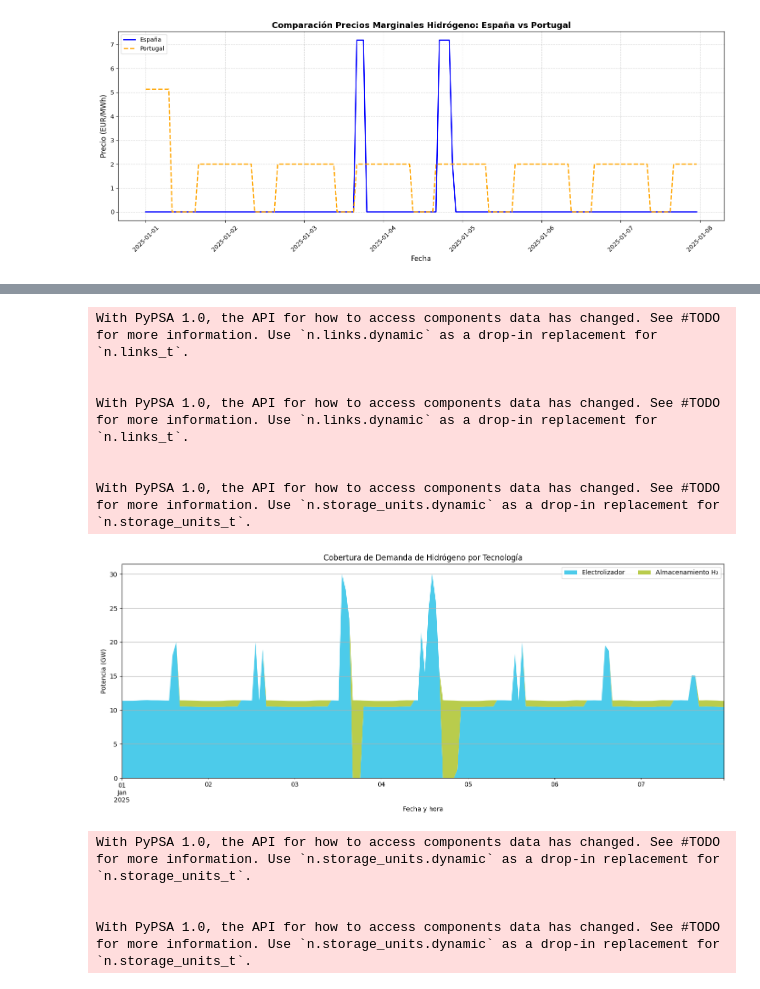
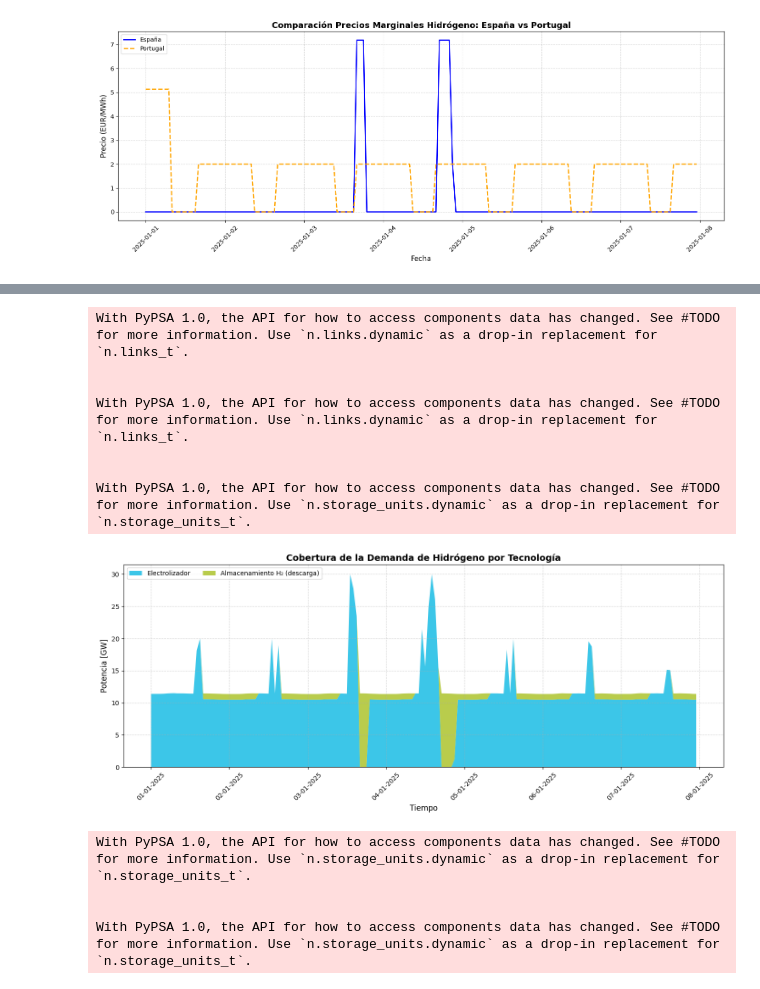
Before and after one commit to anabatres28-png/Dispatching-Project-in-PypSA, a Jupyter notebook: Modelo_España_Portugal/Modelo_ES_PT_Unido/Dispatching_Portugal_España_Unido.ipynb, the cells around one changed output, grey strips where cells are left out. Cells and saved outputs as stored; diff of their text form; code cells hidden in the pictures.

```diff
--- a/Modelo_España_Portugal/Modelo_ES_PT_Unido/Dispatching_Portugal_España_Unido.ipynb
+++ b/Modelo_España_Portugal/Modelo_ES_PT_Unido/Dispatching_Portugal_España_Unido.ipynb
@@ -1683,44 +1656,71 @@ With PyPSA 1.0, the API for how to access components data has changed. See #TODO
 # %%
 
 # Índice temporal.... REPASAR.
 times = network.snapshots
 # ------------------ Electrolizador ----------------------------------------------------------
 electrolyzer_cols = [c for c in network.links_t.p1.columns if "electrolyzer" in c.lower()]
 electrolyzer = -network.links_t.p1[electrolyzer_cols].clip(upper=0).sum(axis=1) / 1e3  # GW
 # ------------------ Almacenamiento H₂ -------------------------------------------------------
 h2_sus = [n for n in network.storage_units.static.index if "hydrogen_storage" in n.lower()]
 h2_net = network.storage_units_t.p[h2_sus].sum(axis=1)
 h2_discharge = h2_net.clip(lower=0) / 1e3  # GW
 # ------------------ DataFrame para la gráfica -----------------------------------------------
 df_plot = pd.DataFrame({
     "Electrolizador": electrolyzer,
     "Almacenamiento H₂": h2_discharge,
 }, index=times)
 # ------------------ Colores -----------------------------------------------------------------
 colors = {
-    "Electrolizador": "#00B5E2",
-    "Almacenamiento H₂": "#9CB700",
+    "Electrolizador": "#00B5E2C3",
+    "Almacenamiento H₂": "#9CB700B3",
 }
 c = [colors[col] for col in df_plot.columns]
-# ------------------ Gráfica -----------------------------------------------------------------
-fig, ax = plt.subplots(figsize=(14, 6))
-df_plot.plot(kind="area", ax=ax, color=c, alpha=0.7, linewidth=0)
-ax.set_title("Cobertura de Demanda de Hidrógeno por Tecnología")
-ax.set_xlabel("Fecha y hora")
-ax.set_ylabel("Potencia (GW)")
-ax.legend(loc="upper right", ncol=2)
-ax.grid(True)
+
+# --------------------------- GRÁFICA STACKPLOT -------------------------------
+plt.figure(figsize=(14, 6))
+
+plt.stackplot(
+    df_plot.index,
+    df_plot["Electrolizador"],
+    df_plot["Almacenamiento H₂"],
+    labels=[
+        "Electrolizador",
+        "Almacenamiento H₂ (descarga)"
+    ],
+    colors=[
+        colors["Electrolizador"],
+        colors["Almacenamiento H₂"],
+    ],
+    linewidth=0.0,
+)
+
+plt.title(
+    "Cobertura de la Demanda de Hidrógeno por Tecnología",
+    fontsize=14,
+    fontweight="bold"
+)
+plt.xlabel("Tiempo", fontsize=12)
+plt.ylabel("Potencia [GW]", fontsize=12)
+
+plt.xticks(rotation=45)
+plt.grid(True, linestyle="--", alpha=0.5)
+plt.legend(loc="upper left", fontsize=10, ncol=2)
+
 plt.tight_layout()
+
+# Formato del eje X (idéntico al resto de figuras)
+plt.gca().xaxis.set_major_formatter(mdates.DateFormatter('%d-%m-%Y'))
+
 plt.show()
 # %% [output]
 With PyPSA 1.0, the API for how to access components data has changed. See #TODO for more information. Use `n.links.dynamic` as a drop-in replacement for `n.links_t`.
 
 
 With PyPSA 1.0, the API for how to access components data has changed. See #TODO for more information. Use `n.links.dynamic` as a drop-in replacement for `n.links_t`.
 
 
 With PyPSA 1.0, the API for how to access components data has changed. See #TODO for more information. Use `n.storage_units.dynamic` as a drop-in replacement for `n.storage_units_t`.
-[figure, old version]
+[figure, new version]
 # %%
 #Grafica de la baterias electricas
 
```
Also changed, not shown: parts of 17 cells of this notebook, 1 other file.
